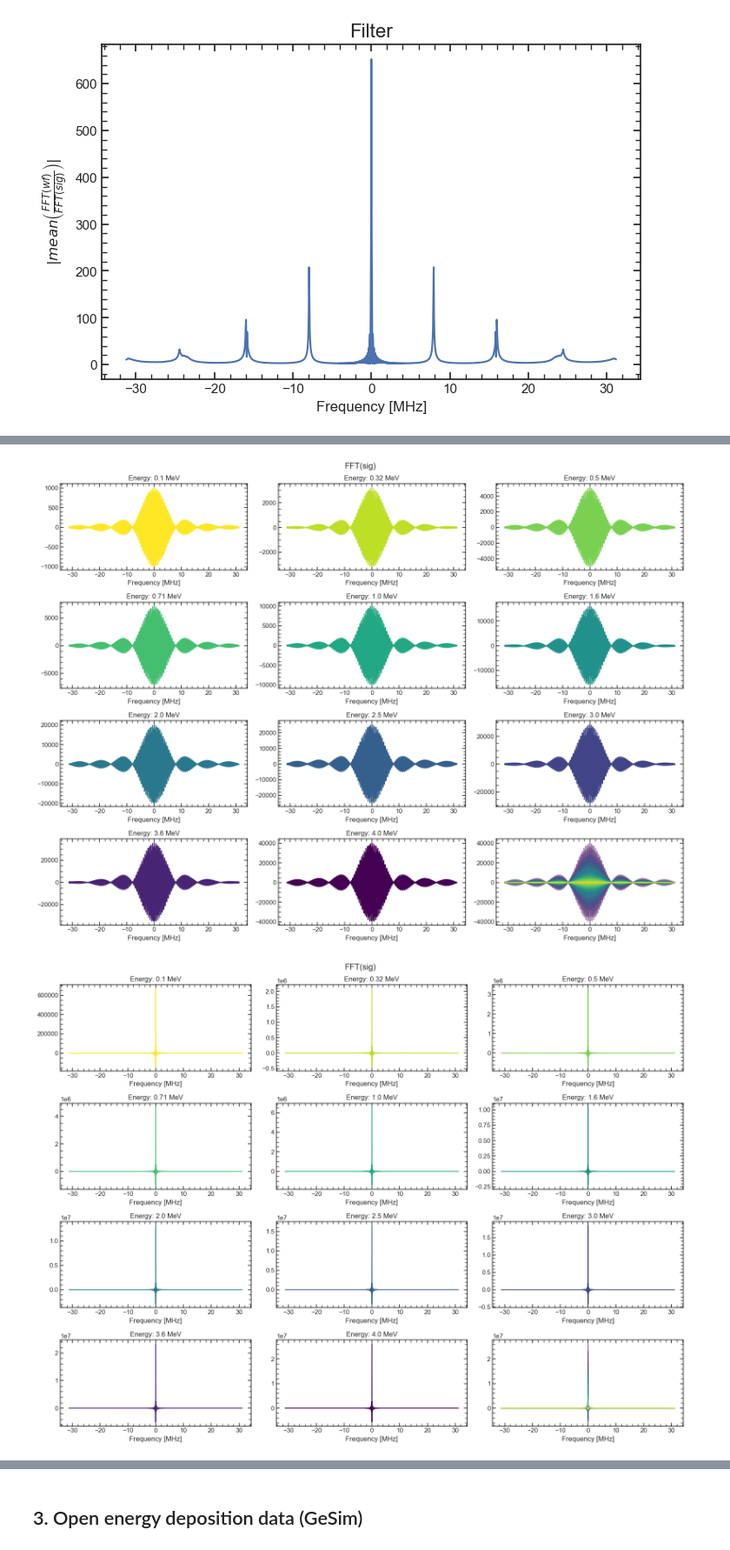
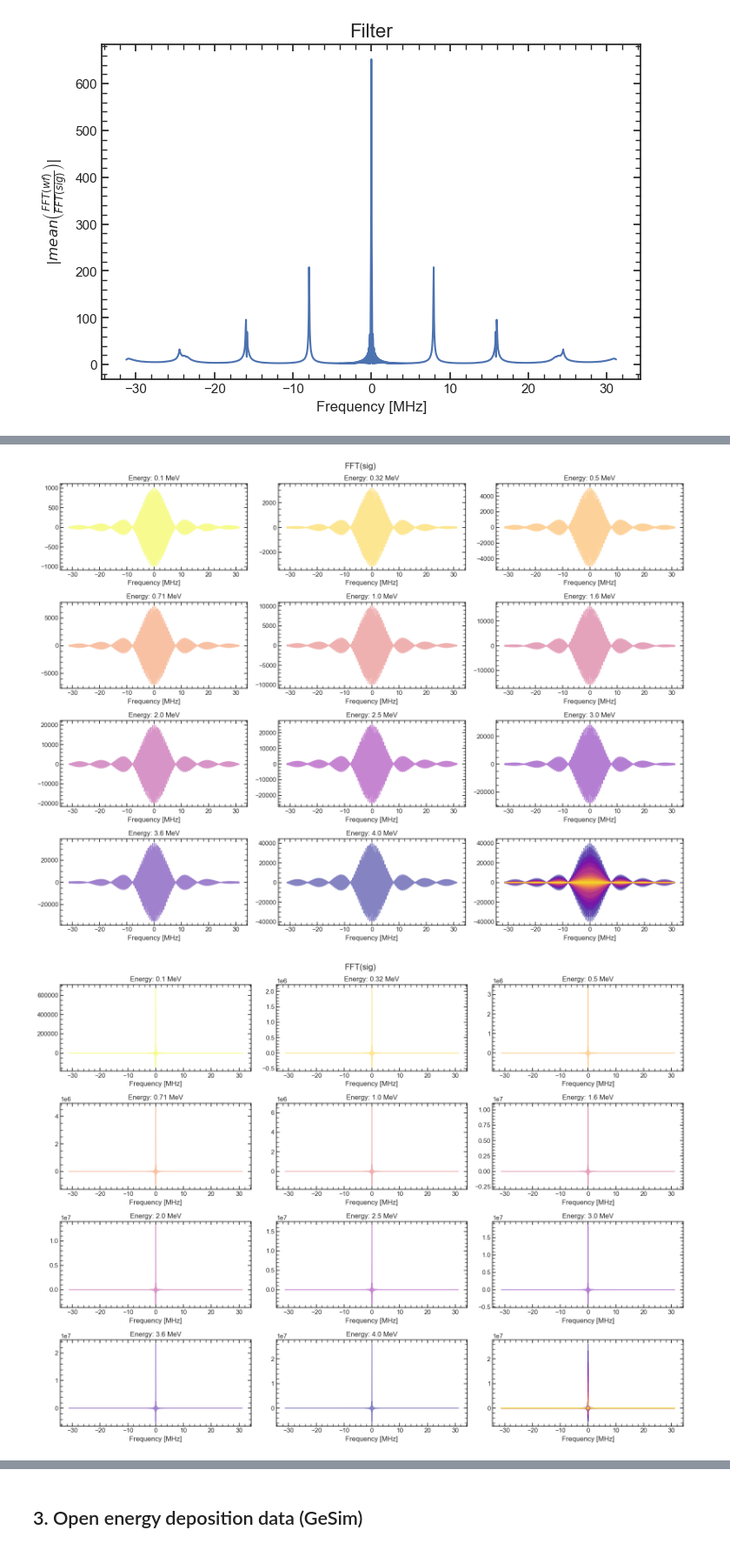
Before and after one commit to GaudioRf/JFETModel, a Jupyter notebook: freq_filters/pulser_freq_filter_ADC.ipynb, the cells around one changed output, grey strips where cells are left out. Shown at 87% size. Saved outputs shown, nothing was run; the diff lists cells and outputs as text; code cells hidden in the pictures.

```diff
--- a/freq_filters/pulser_freq_filter_ADC.ipynb
+++ b/freq_filters/pulser_freq_filter_ADC.ipynb
@@ -514,7 +496,7 @@ filter_df
 energies = np.array([0.1,0.32,0.5,0.71,1.0,1.6,2,2.5,3,3.6,4])
 fig_size = (16,12)
 
-cmap_name = 'viridis'
+cmap_name = 'plasma'
 cmap = cm.get_cmap(cmap_name, len(pulser_df_ADC)).reversed()
 
 
@@ -524,7 +506,7 @@ plt.title('Ratio of waveforms FFT to signals FFT')
 for i in range(11):
     plt.subplot(4,3,i+1)
     plt.title(f'Energy: {energies[i]} MeV')
-    plt.plot(signal_freqs_shift[i,:]*1e-6, signal_fft_shift[i,:], color =cmap(i))
+    plt.plot(signal_freqs_shift[i,:]*1e-6, signal_fft_shift[i,:], color =cmap(i), alpha=0.5)
     plt.xlabel('Frequency [MHz]')
 plt.subplot(4,3,12)
 for i in range(11)[::-1]:
@@ -532,34 +514,34 @@ for i in range(11)[::-1]:
 plt.xlabel('Frequency [MHz]')
 plt.tight_layout()
 
 plt.figure(figsize=fig_size)
 plt.suptitle('FFT(sig)')
 plt.title('Ratio of waveforms FFT to signals FFT')
 for i in range(11):
     plt.subplot(4,3,i+1)
     plt.title(f'Energy: {energies[i]} MeV')
-    plt.plot(waveform_freqs_shift[i,:]*1e-6, waveforms_fft_shift[i,:], color =cmap(i))
+    plt.plot(waveform_freqs_shift[i,:]*1e-6, waveforms_fft_shift[i,:], color =cmap(i), alpha=0.5)
     plt.xlabel('Frequency [MHz]')
 plt.subplot(4,3,12)
 for i in range(11)[::-1]:
     plt.plot(waveform_freqs_shift[i,:]*1e-6, waveforms_fft_shift[i,:], color =cmap(i), alpha=0.5)
 plt.xlabel('Frequency [MHz]')
 plt.tight_layout()
 
 
 plt.figure(figsize=fig_size)
 plt.suptitle('FFT(wf)/FFT(sig)')
 plt.title('Ratio of waveforms FFT to signals FFT')
 for i in range(11):
     plt.subplot(4,3,i+1)
     plt.title(f'Energy: {energies[i]} MeV')
-    plt.plot(waveform_freqs_shift[i,:]*1e-6,fftshift(fft_ratios_waveform_signal[i,:]), color =cmap(i))
+    plt.plot(waveform_freqs_shift[i,:]*1e-6,fftshift(fft_ratios_waveform_signal[i,:]), color =cmap(i), alpha=0.5)
     plt.xlabel('Frequency [MHz]')
 plt.subplot(4,3,12)
 for i in range(11)[::-1]:
     plt.plot(waveform_freqs_shift[i,:]*1e-6,fftshift(fft_ratios_waveform_signal[i,:]), color =cmap(i), alpha=0.5)
 plt.xlabel('Frequency [MHz]')
 plt.tight_layout()
 # %% [output]
-[figure, old version]
+[figure, new version]
-[figure, old version]
+[figure, new version]
```
Also changed, not shown: parts of 5 cells of this notebook, 2 other files.
